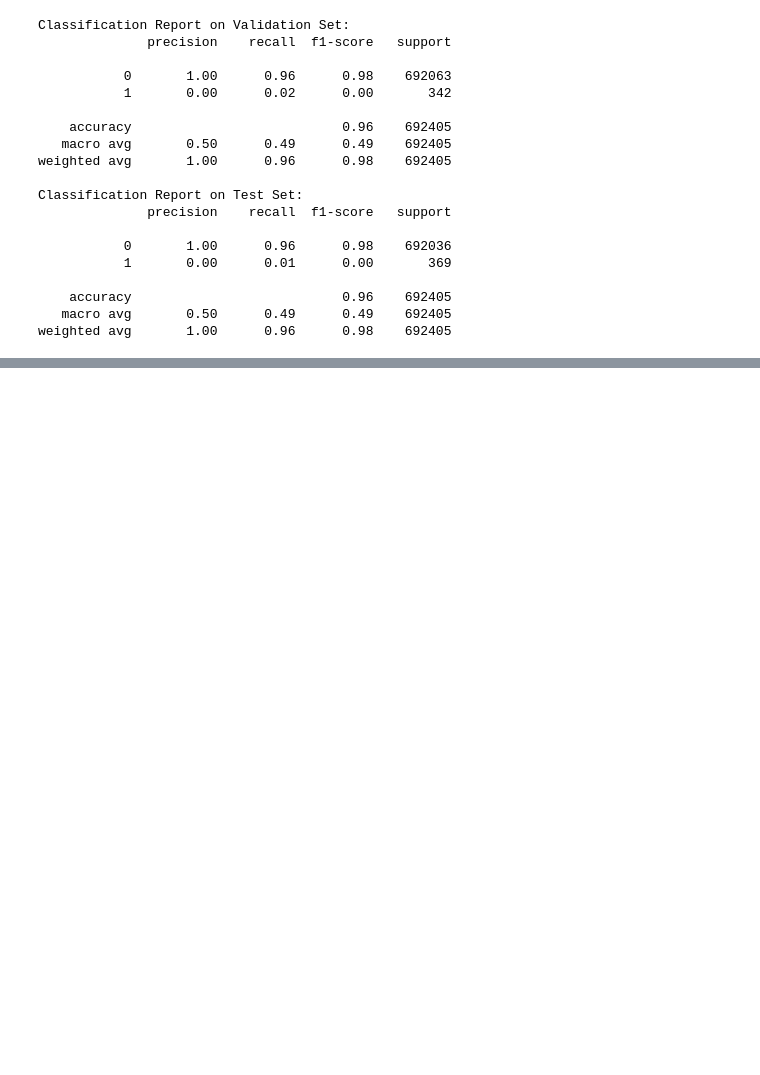
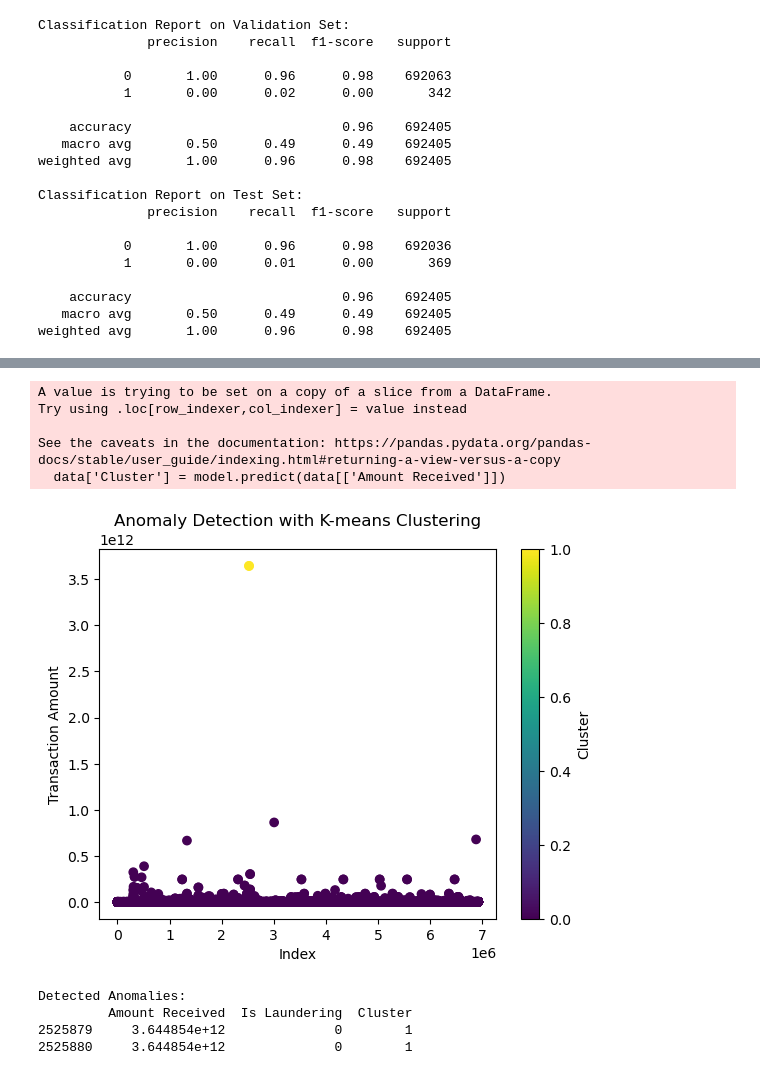
Before and after one commit to Qistina904/AntiML, a Jupyter notebook: preprocessing.ipynb, the cells around one changed output, grey strips where cells are left out. Drawn from its saved outputs; the diff is of its cells as text; code cells hidden in the pictures; blank space fills up the shorter version.

```diff
--- a/preprocessing.ipynb
+++ b/preprocessing.ipynb
@@ -463,0 +559,45 @@ weighted avg       1.00      0.96      0.98    692405
+# %%
+# Importing necessary libraries
+import numpy as np
+import pandas as pd
+import matplotlib.pyplot as plt
+from sklearn.cluster import KMeans
+
+# Generating sample data (replace this with your dataset)
+np.random.seed(42)
+data = df[['Amount Received', 'Is Laundering']]
+
+# Creating a K-means model
+k = 2  # Number of clusters
+model = KMeans(n_clusters=k)
+
+# Training the model
+model.fit(data[['Amount Received']])
+
+# Predicting cluster labels
+data['Cluster'] = model.predict(data[['Amount Received']])
+
+# Visualizing clusters
+plt.scatter(data.index, data['Amount Received'], c=data['Cluster'], cmap='viridis')
+plt.colorbar(label='Cluster')
+plt.xlabel('Index')
+plt.ylabel('Transaction Amount')
+plt.title('Anomaly Detection with K-means Clustering')
+plt.show()
+
+# Displaying anomalies (outliers)
+outlier_cluster = model.cluster_centers_.argmax()  # Find the cluster with the highest mean (potential outliers)
+anomalies = data[data['Cluster'] == outlier_cluster]
+print("Detected Anomalies:")
+print(anomalies)
+# %% [output]
+A value is trying to be set on a copy of a slice from a DataFrame.
+Try using .loc[row_indexer,col_indexer] = value instead
+
+See the caveats in the documentation: https://pandas.pydata.org/pandas-docs/stable/user_guide/indexing.html#returning-a-view-versus-a-copy
+  data['Cluster'] = model.predict(data[['Amount Received']])
+[figure, added]
+Detected Anomalies:
+         Amount Received  Is Laundering  Cluster
+2525879     3.644854e+12              0        1
+2525880     3.644854e+12              0        1
```
Also changed, not shown: parts of 11 cells of this notebook, 1 other file.
